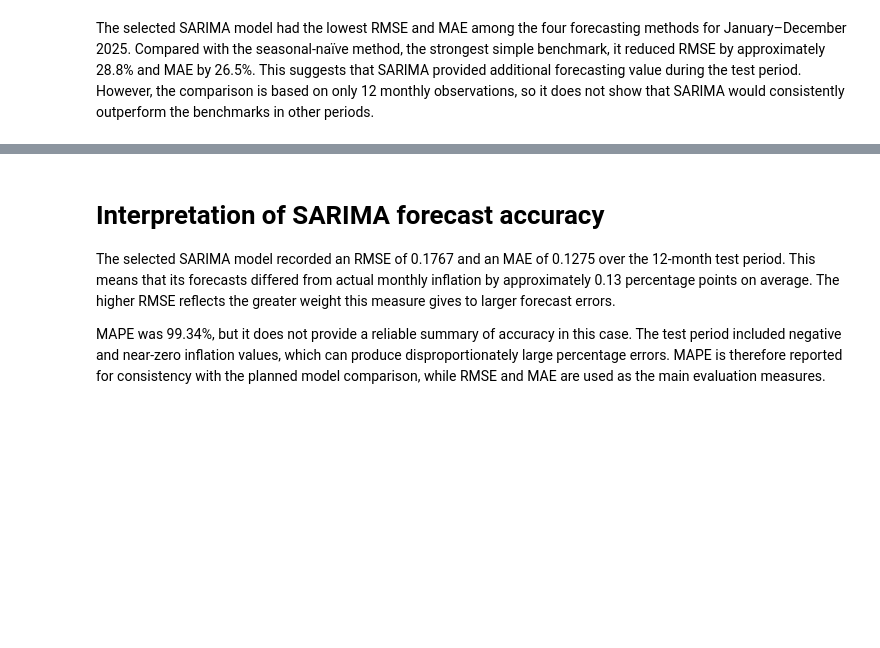
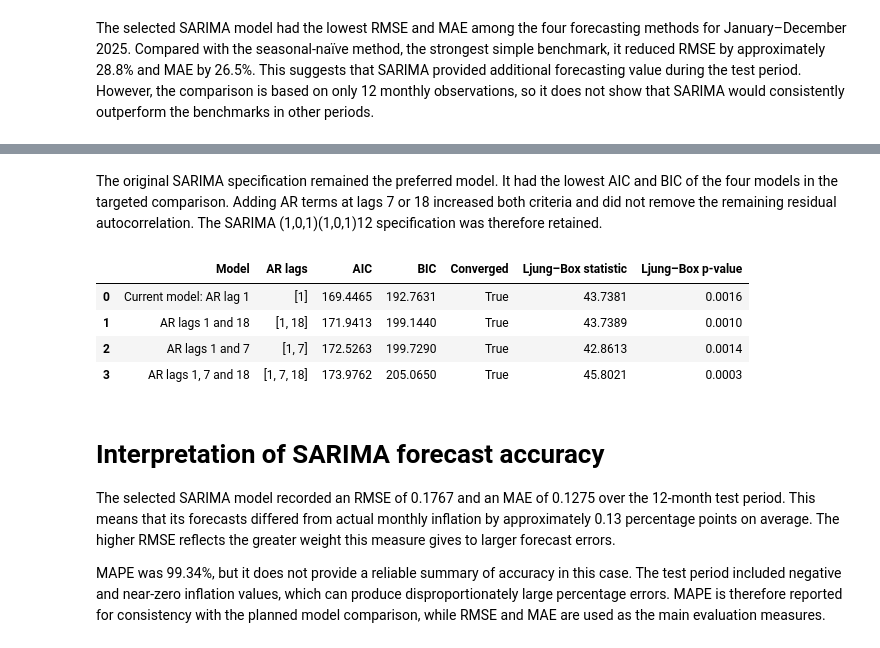
Before and after one commit to rleytonm/DissertationFiles, a Jupyter notebook: notebooks/04_SARIMA_Modelling.ipynb, the cells around one changed output, grey strips where cells are left out. Cells and saved outputs as stored; diff of their text form; code cells hidden in the pictures; blank space fills up the shorter version.

```diff
--- a/notebooks/04_SARIMA_Modelling.ipynb
+++ b/notebooks/04_SARIMA_Modelling.ipynb
@@ -1105,3 +1286,65 @@ The selected SARIMA model had the lowest RMSE and MAE among the four forecasting
+# %% [markdown]
+The original SARIMA specification remained the preferred model. It had the lowest AIC and BIC of the four models in the targeted comparison. Adding AR terms at lags 7 or 18 increased both criteria and did not remove the remaining residual autocorrelation. The SARIMA (1,0,1)(1,0,1)12 specification was therefore retained.
+# %%
+# Recalculate the Ljung–Box results using standardised residuals
+
+standardised_comparison_rows = []
+
+for name, fitted_model in targeted_fits.items():
+
+    specification = targeted_candidates[name]
+
+    burn = fitted_model.loglikelihood_burn
+
+    standardised_residuals = pd.Series(
+        fitted_model.filter_results.standardized_forecasts_error[0],
+        index=inflation_train.index
+    ).iloc[burn:].dropna()
+
+    model_df = len(specification["ar_lags"]) + 1 + 1 + 1
+
+    lb_result = acorr_ljungbox(
+        standardised_residuals,
+        lags=[24],
+        model_df=model_df,
+        return_df=True
+    )
+
+    standardised_comparison_rows.append({
+        "Model": name,
+        "AR lags": str(specification["ar_lags"]),
+        "AIC": fitted_model.aic,
+        "BIC": fitted_model.bic,
+        "Converged": fitted_model.mle_retvals.get(
+            "converged", False
+        ),
+        "Ljung–Box statistic": lb_result.loc[24, "lb_stat"],
+        "Ljung–Box p-value": lb_result.loc[24, "lb_pvalue"]
+    })
+
+targeted_comparison_standardised = pd.DataFrame(
+    standardised_comparison_rows
+)
+
+targeted_comparison_standardised = (
+    targeted_comparison_standardised
+    .sort_values("AIC")
+    .reset_index(drop=True)
+)
+
+targeted_comparison_standardised[
+    ["AIC", "BIC", "Ljung–Box statistic", "Ljung–Box p-value"]
+] = targeted_comparison_standardised[
+    ["AIC", "BIC", "Ljung–Box statistic", "Ljung–Box p-value"]
+].round(4)
+
+targeted_comparison_standardised
+# %% [output]
+|  | Model | AR lags | AIC | BIC | Converged | Ljung–Box statistic | Ljung–Box p-value |
+| 0 | Current model: AR lag 1 | [1] | 169.4465 | 192.7631 | True | 43.7381 | 0.0016 |
+| 1 | AR lags 1 and 18 | [1, 18] | 171.9413 | 199.1440 | True | 43.7389 | 0.0010 |
+| 2 | AR lags 1 and 7 | [1, 7] | 172.5263 | 199.7290 | True | 42.8613 | 0.0014 |
+| 3 | AR lags 1, 7 and 18 | [1, 7, 18] | 173.9762 | 205.0650 | True | 45.8021 | 0.0003 |
 # %% [markdown]
 # Interpretation of SARIMA forecast accuracy
 
```
Also changed, not shown: parts of 7 cells of this notebook.
